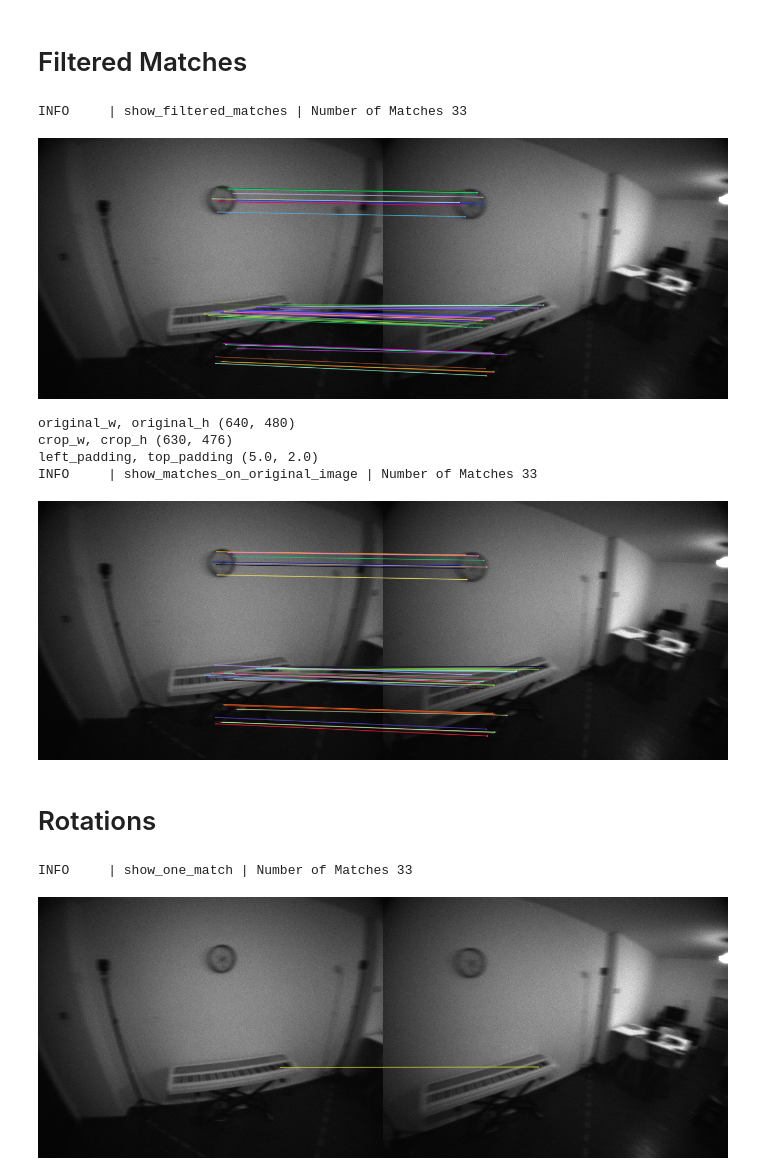
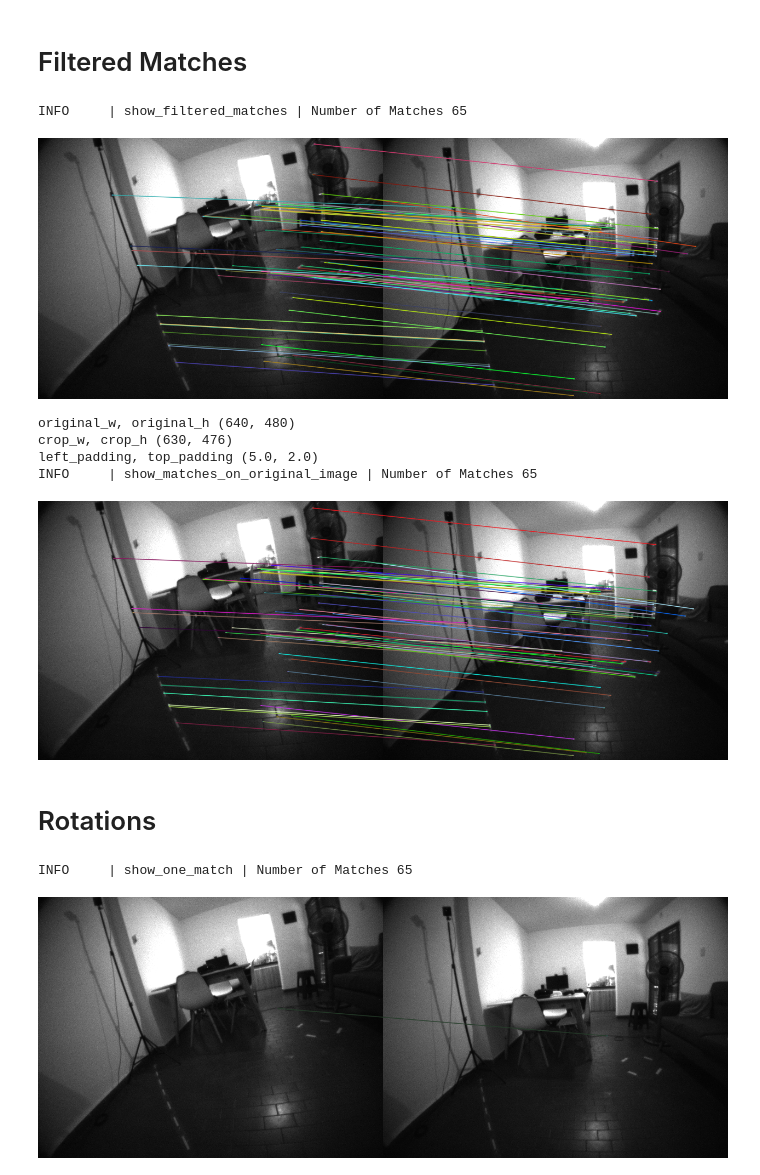
Before and after one commit to pranav-ap/keypoint_dataset_pipeline, a Jupyter notebook: notebooks/painter_canvas.ipynb, the cells around one changed output. Saved outputs shown, nothing was run; the diff lists cells and outputs as text; code cells hidden in the pictures.

```diff
--- a/notebooks/painter_canvas.ipynb
+++ b/notebooks/painter_canvas.ipynb
@@ -16,6 +16,6 @@ painter = Painter()
 names = painter.data_store.get_random_pair()
 name_a, name_b = names.split('_')
 
-name_a, name_b = '12304302998190', '12304369577190'
+# name_a, name_b = '8971837365490', '8972170258890'
 name_a, name_b
 # %% [output]
@@ -40,16 +40,16 @@ name_a, name_b
 # %%
 painter.show_filtered_matches(name_a, name_b)
 # %% [output]
-INFO     | show_filtered_matches | Number of Matches 33
+INFO     | show_filtered_matches | Number of Matches 65
-[figure, old version]
+[figure, new version]
 # %%
 painter.show_matches_on_original_image(name_a, name_b)
 # %% [output]
 original_w, original_h (640, 480)
 crop_w, crop_h (630, 476)
 left_padding, top_padding (5.0, 2.0)
-INFO     | show_matches_on_original_image | Number of Matches 33
+INFO     | show_matches_on_original_image | Number of Matches 65
-[figure, old version]
+[figure, new version]
 # %% [markdown]
 # Rotations
 # %%
@@ -63,9 +57,11 @@ index = 12
 # %%
+index = 6
+
 image_vis, image_a, image_b, image_a_coord, image_b_coord = painter.show_one_match(name_a, name_b, index=index)
 image_vis
 # %% [output]
-INFO     | show_one_match | Number of Matches 33
+INFO     | show_one_match | Number of Matches 65
-[figure, old version]
+[figure, new version]
 # %%
 # im = cv2.drawKeypoints(np.array(image_a), [image_a_coord], None)
 # painter._to_image(im)
```
Also changed, not shown: parts of 12 cells of this notebook, 7 other files.
